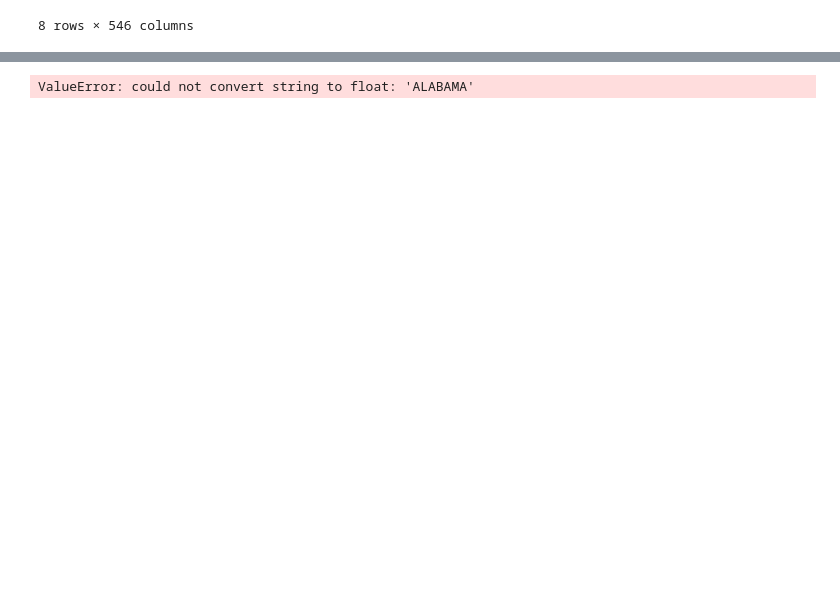
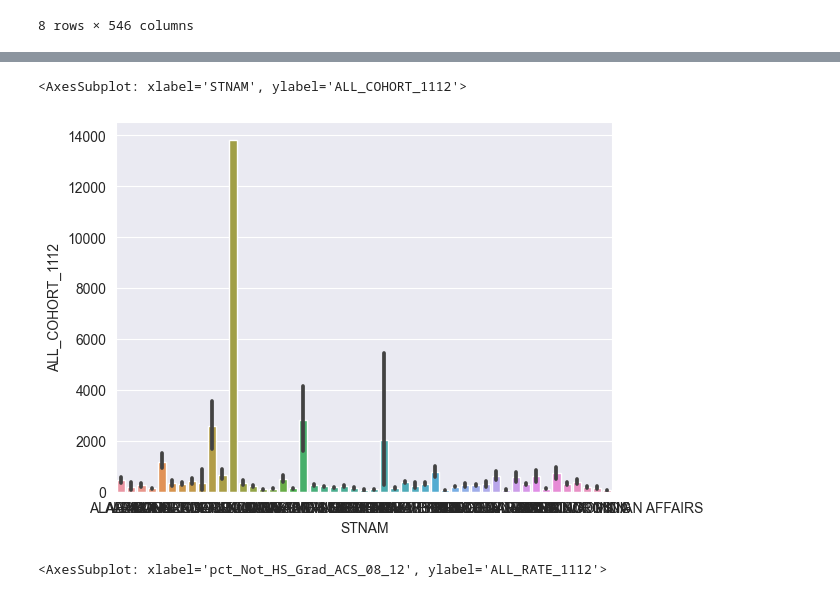
Before and after one commit to RebeccaEKuhlman/GradRates, a Jupyter notebook: gradRates.ipynb, the cells around one changed output, grey strips where cells are left out. Saved outputs shown, nothing was run; the diff lists cells and outputs as text; code cells hidden in the pictures; blank space fills up the shorter version.

```diff
--- a/gradRates.ipynb
+++ b/gradRates.ipynb
@@ -35,6 +35,7 @@ dfGrad.describe()
 # %%
 import seaborn
 
-seaborn.barplot(dfGrad, y=("ALL_COHORT_1112"))
+seaborn.barplot(dfGrad, x=("STNAM"), y=("ALL_COHORT_1112"))
 # %% [output]
-ValueError: could not convert string to float: 'ALABAMA'
+<AxesSubplot: xlabel='STNAM', ylabel='ALL_COHORT_1112'>
+[figure, added]
@@ -40,0 +48,5 @@ ValueError: could not convert string to float: 'ALABAMA'
+# %%
+import seaborn
+seaborn.barplot(dfCleaned, x=("pct_Not_HS_Grad_ACS_08_12"), y=("ALL_RATE_1112"))
+# %% [output]
+<AxesSubplot: xlabel='pct_Not_HS_Grad_ACS_08_12', ylabel='ALL_RATE_1112'>
```
Also changed, not shown: parts of 4 cells of this notebook, 1 other file.
